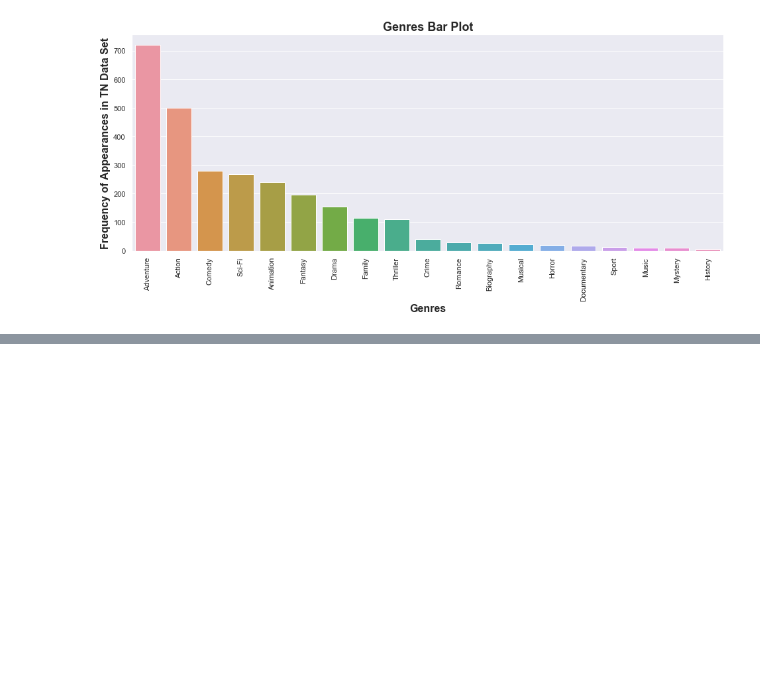
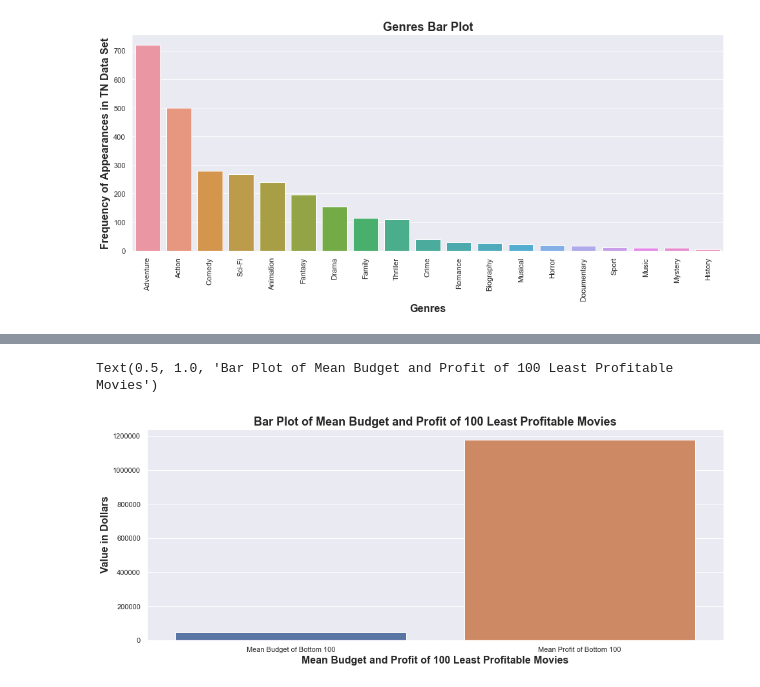
Before and after one commit to MFAP9/module1project, a Jupyter notebook: Project 1.ipynb, the cells around one changed output, grey strips where cells are left out. Cells and saved outputs as stored; diff of their text form; code cells hidden in the pictures; blank space fills up the shorter version.

```diff
--- a/Project 1.ipynb
+++ b/Project 1.ipynb
@@ -742,0 +761,10 @@ plt.title('Genres Bar Plot', fontsize=18, fontweight='bold')
+# %%
+#Bar Plot of Mean Budget and Profit of 100 Least Profitable Movies
+plt.figure(figsize=(16,6))
+ax = sns.barplot(x=tnbottom100meanslist, y=tnbottom100meanslistnumbers)
+plt.xlabel('Mean Budget and Profit of 100 Least Profitable Movies', fontsize=16, fontweight='bold')
+plt.ylabel('Value in Dollars', fontsize=16, fontweight='bold')
+plt.title('Bar Plot of Mean Budget and Profit of 100 Least Profitable Movies', fontsize=18, fontweight='bold')
+# %% [output]
+Text(0.5, 1.0, 'Bar Plot of Mean Budget and Profit of 100 Least Profitable Movies')
+[figure, added]
```
Also changed, not shown: parts of 9 cells of this notebook.
